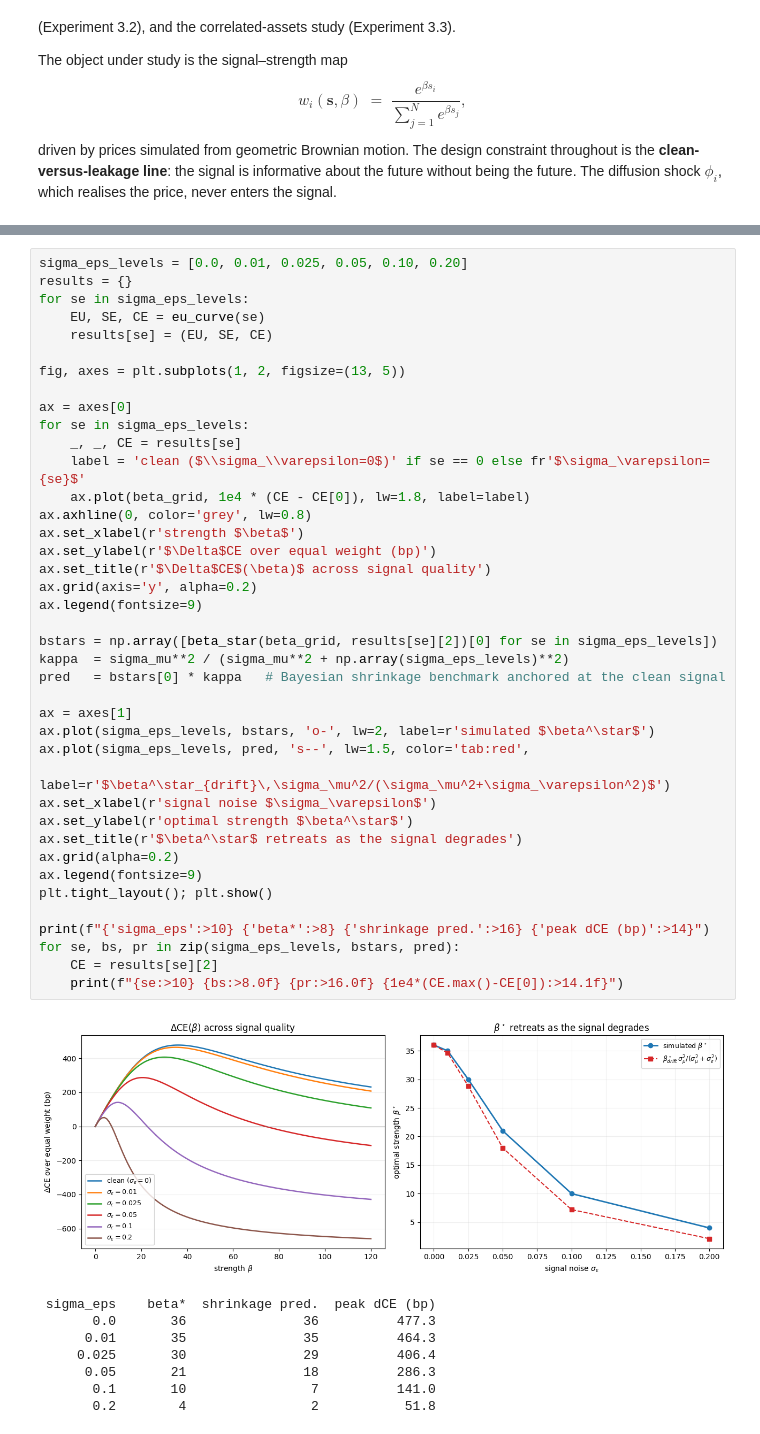
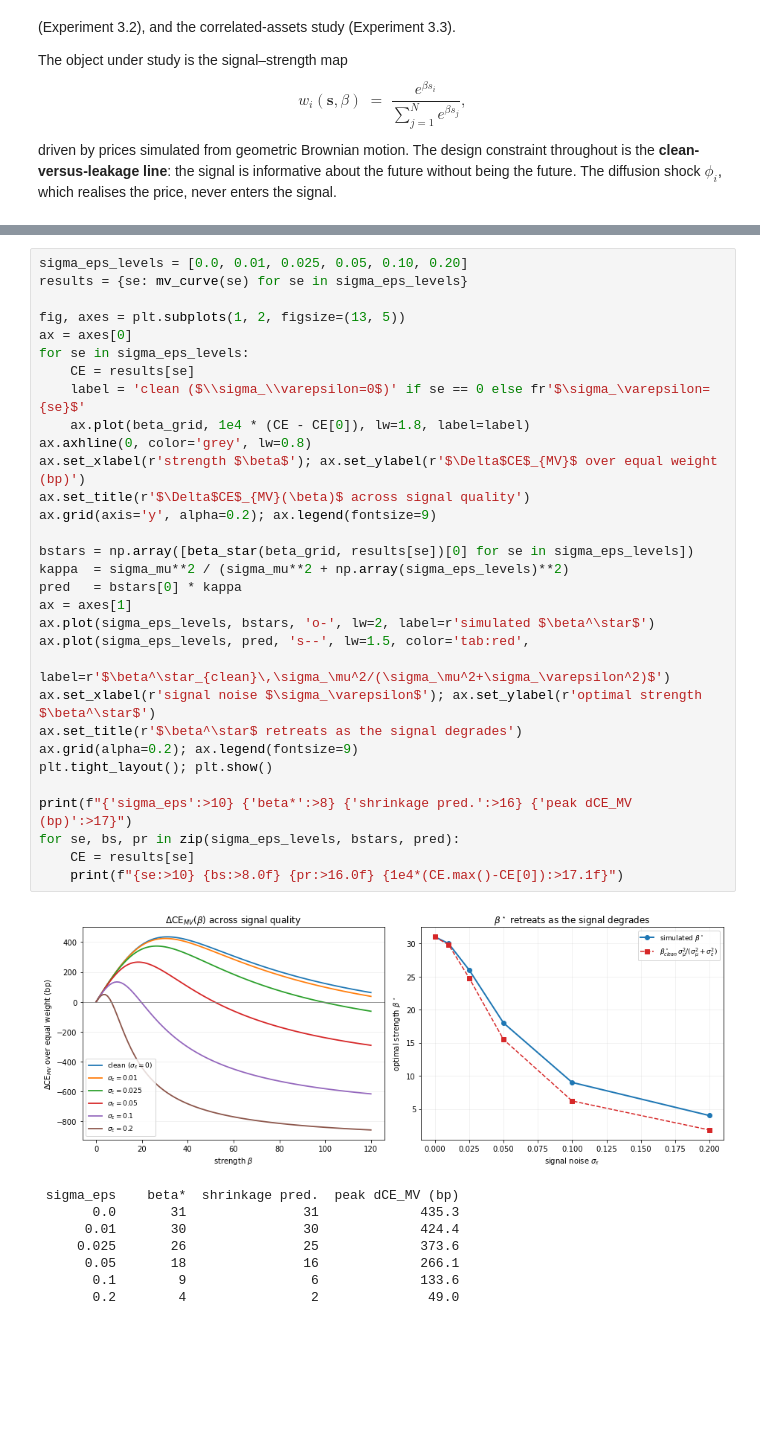
Before and after one commit to buffettlaw/COMP0077_Signal_Strength_in_Portfolio_Construction, a Jupyter notebook: softmax_simulation.ipynb, the cells around one changed output, grey strips where cells are left out. Cells and saved outputs as stored; diff of their text form; blank space fills up the shorter version.

```diff
--- a/softmax_simulation.ipynb
+++ b/softmax_simulation.ipynb
@@ -216,50 +180,41 @@ i.e. the optimal strength *shrinks by exactly the posterior weight on the signal
 # %%
 sigma_eps_levels = [0.0, 0.01, 0.025, 0.05, 0.10, 0.20]
-results = {}
-for se in sigma_eps_levels:
-    EU, SE, CE = eu_curve(se)
-    results[se] = (EU, SE, CE)
+results = {se: mv_curve(se) for se in sigma_eps_levels}
 
 fig, axes = plt.subplots(1, 2, figsize=(13, 5))
-
 ax = axes[0]
 for se in sigma_eps_levels:
-    _, _, CE = results[se]
+    CE = results[se]
     label = 'clean ($\\sigma_\\varepsilon=0$)' if se == 0 else fr'$\sigma_\varepsilon={se}$'
     ax.plot(beta_grid, 1e4 * (CE - CE[0]), lw=1.8, label=label)
 ax.axhline(0, color='grey', lw=0.8)
-ax.set_xlabel(r'strength $\beta$')
-ax.set_ylabel(r'$\Delta$CE over equal weight (bp)')
-ax.set_title(r'$\Delta$CE$(\beta)$ across signal quality')
-ax.grid(axis='y', alpha=0.2)
-ax.legend(fontsize=9)
+ax.set_xlabel(r'strength $\beta$'); ax.set_ylabel(r'$\Delta$CE$_{MV}$ over equal weight (bp)')
+ax.set_title(r'$\Delta$CE$_{MV}(\beta)$ across signal quality')
+ax.grid(axis='y', alpha=0.2); ax.legend(fontsize=9)
 
-bstars = np.array([beta_star(beta_grid, results[se][2])[0] for se in sigma_eps_levels])
+bstars = np.array([beta_star(beta_grid, results[se])[0] for se in sigma_eps_levels])
 kappa  = sigma_mu**2 / (sigma_mu**2 + np.array(sigma_eps_levels)**2)
-pred   = bstars[0] * kappa   # Bayesian shrinkage benchmark anchored at the clean signal
-
+pred   = bstars[0] * kappa
 ax = axes[1]
 ax.plot(sigma_eps_levels, bstars, 'o-', lw=2, label=r'simulated $\beta^\star$')
 ax.plot(sigma_eps_levels, pred, 's--', lw=1.5, color='tab:red',
-        label=r'$\beta^\star_{drift}\,\sigma_\mu^2/(\sigma_\mu^2+\sigma_\varepsilon^2)$')
-ax.set_xlabel(r'signal noise $\sigma_\varepsilon$')
-ax.set_ylabel(r'optimal strength $\beta^\star$')
+        label=r'$\beta^\star_{clean}\,\sigma_\mu^2/(\sigma_\mu^2+\sigma_\varepsilon^2)$')
+ax.set_xlabel(r'signal noise $\sigma_\varepsilon$'); ax.set_ylabel(r'optimal strength $\beta^\star$')
 ax.set_title(r'$\beta^\star$ retreats as the signal degrades')
-ax.grid(alpha=0.2)
-ax.legend(fontsize=9)
+ax.grid(alpha=0.2); ax.legend(fontsize=9)
 plt.tight_layout(); plt.show()
 
-print(f"{'sigma_eps':>10} {'beta*':>8} {'shrinkage pred.':>16} {'peak dCE (bp)':>14}")
+print(f"{'sigma_eps':>10} {'beta*':>8} {'shrinkage pred.':>16} {'peak dCE_MV (bp)':>17}")
 for se, bs, pr in zip(sigma_eps_levels, bstars, pred):
-    CE = results[se][2]
-    print(f"{se:>10} {bs:>8.0f} {pr:>16.0f} {1e4*(CE.max()-CE[0]):>14.1f}")
+    CE = results[se]
+    print(f"{se:>10} {bs:>8.0f} {pr:>16.0f} {1e4*(CE.max()-CE[0]):>17.1f}")
 # %% [output]
-[figure, old version]
+[figure, new version]
- sigma_eps    beta*  shrinkage pred.  peak dCE (bp)
-       0.0       36               36          477.3
-      0.01       35               35          464.3
-     0.025       30               29          406.4
-      0.05       21               18          286.3
-       0.1       10                7          141.0
-       0.2        4                2           51.8
+ sigma_eps    beta*  shrinkage pred.  peak dCE_MV (bp)
+       0.0       31               31             435.3
+      0.01       30               30             424.4
+     0.025       26               25             373.6
+      0.05       18               16             266.1
+       0.1        9                6             133.6
+       0.2        4                2              49.0
 # %% [markdown]
```
Also changed, not shown: parts of 16 cells of this notebook.
